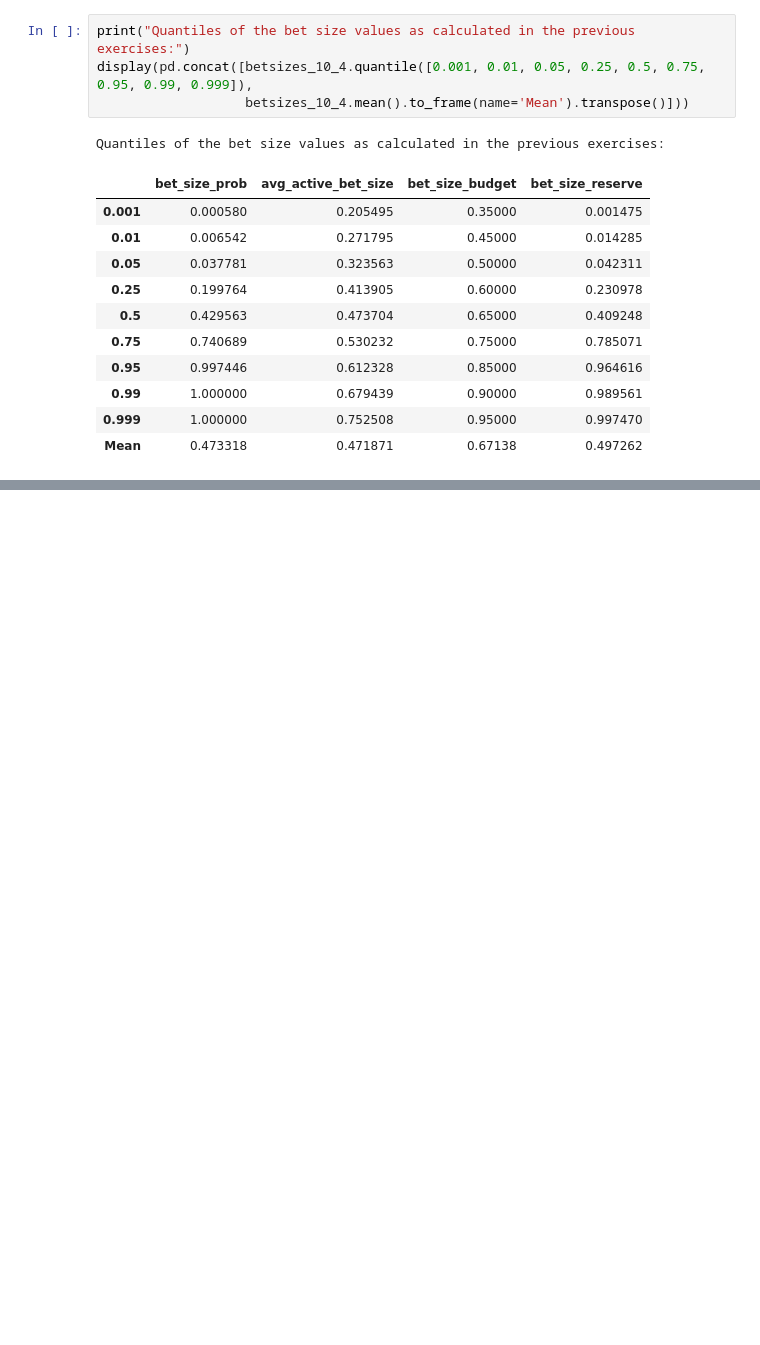
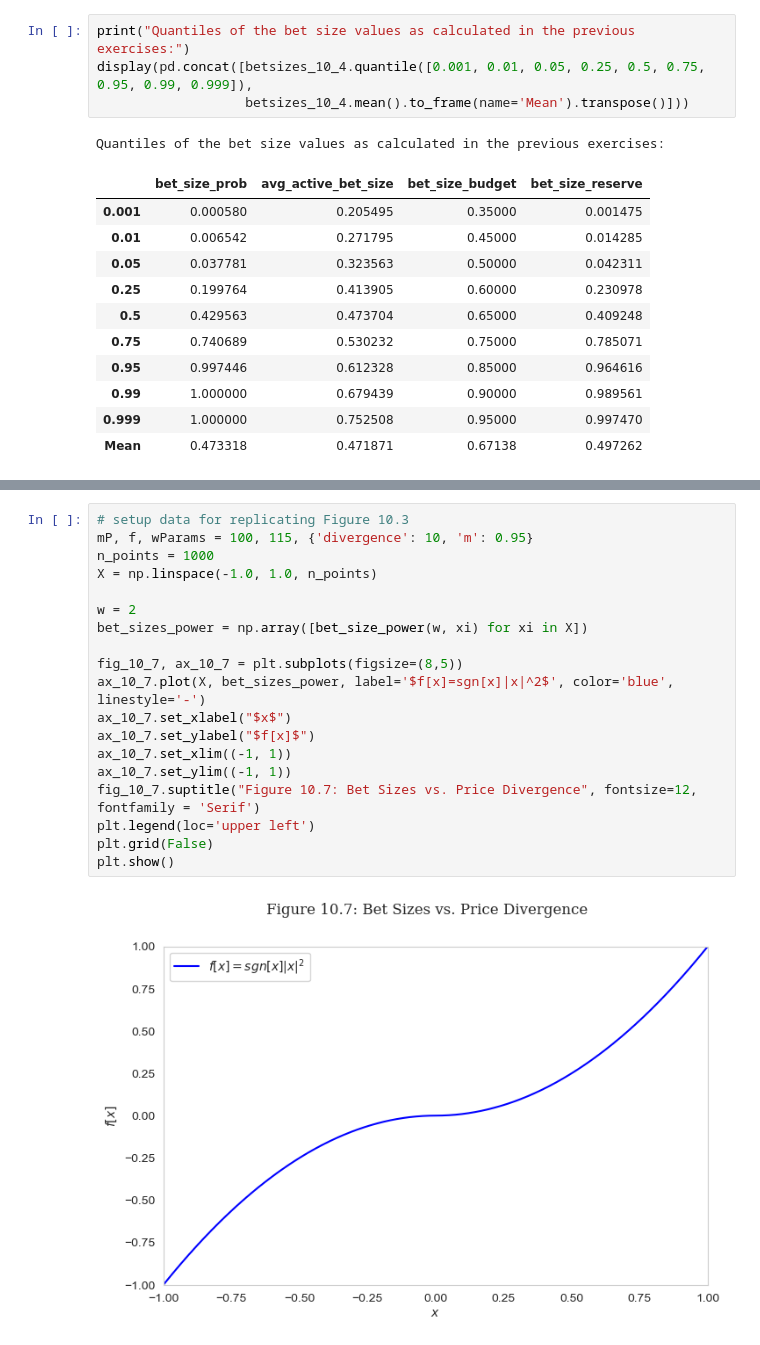
Before and after one commit to Tommylee1013/FinancialMachineLearning, a Jupyter notebook: Notes/Machine Learning Modeling/Betting_size.ipynb, the cells around one changed output, grey strips where cells are left out. Cells and saved outputs as stored; diff of their text form; blank space fills up the shorter version.

```diff
--- a/Notes/Machine Learning Modeling/Betting_size.ipynb
+++ b/Notes/Machine Learning Modeling/Betting_size.ipynb
@@ -242,0 +285,21 @@ Quantiles of the bet size values as calculated in the previous exercises:
+# %%
+# setup data for replicating Figure 10.3
+mP, f, wParams = 100, 115, {'divergence': 10, 'm': 0.95}
+n_points = 1000
+X = np.linspace(-1.0, 1.0, n_points)
+
+w = 2
+bet_sizes_power = np.array([bet_size_power(w, xi) for xi in X])
+
+fig_10_7, ax_10_7 = plt.subplots(figsize=(8,5))
+ax_10_7.plot(X, bet_sizes_power, label='$f[x]=sgn[x]|x|^2$', color='blue', linestyle='-')
+ax_10_7.set_xlabel("$x$")
+ax_10_7.set_ylabel("$f[x]$")
+ax_10_7.set_xlim((-1, 1))
+ax_10_7.set_ylim((-1, 1))
+fig_10_7.suptitle("Figure 10.7: Bet Sizes vs. Price Divergence", fontsize=12, fontfamily = 'Serif')
+plt.legend(loc='upper left')
+plt.grid(False)
+plt.show()
+# %% [output]
+[figure, added]
```
Also changed, not shown: parts of 3 cells of this notebook, 1 other file.
